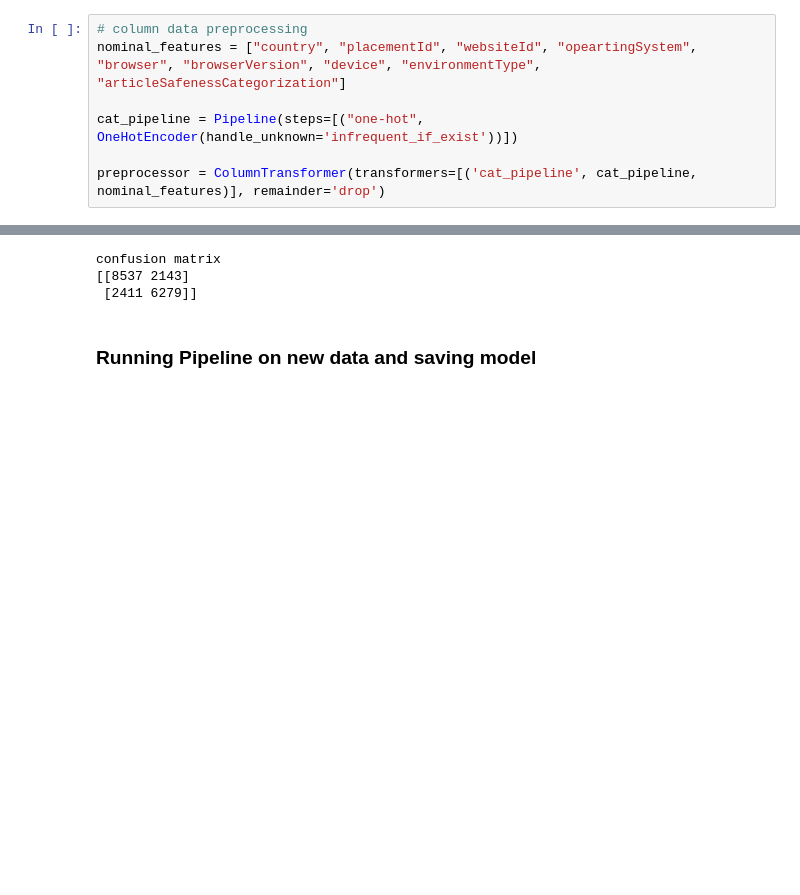
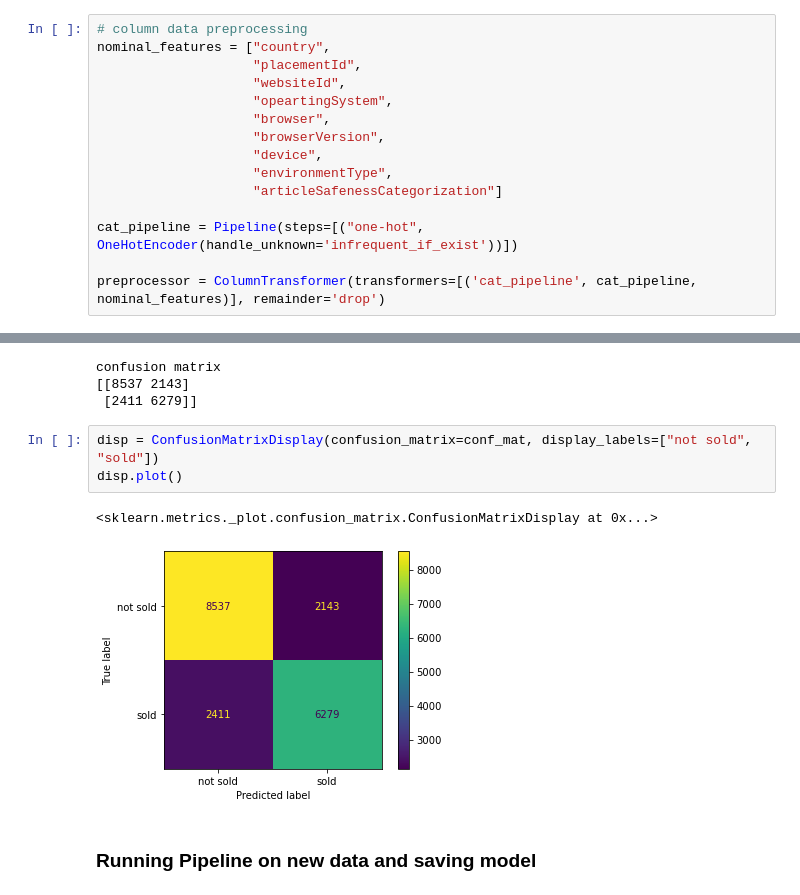
Before and after one commit to ethan-grinberg/adv461-challenge, a Jupyter notebook: prediction.ipynb, the cells around one changed output, grey strips where cells are left out. Cells and saved outputs as stored; diff of their text form; blank space fills up the shorter version.

Commit message:
added confusion matrix plot

```diff
--- a/prediction.ipynb
+++ b/prediction.ipynb
@@ -237,7 +237,15 @@ Index(['auctionId', 'timeStamp', 'placementId', 'websiteId',
       dtype='object')
 # %%
 # column data preprocessing
-nominal_features = ["country", "placementId", "websiteId", "opeartingSystem", "browser", "browserVersion", "device", "environmentType", "articleSafenessCategorization"]
+nominal_features = ["country",
+                    "placementId",
+                    "websiteId",
+                    "opeartingSystem",
+                    "browser",
+                    "browserVersion",
+                    "device",
+                    "environmentType",
+                    "articleSafenessCategorization"]
 
 cat_pipeline = Pipeline(steps=[("one-hot", OneHotEncoder(handle_unknown='infrequent_if_exist'))])
 
@@ -276,6 +284,12 @@ print(conf_mat)
 confusion matrix
 [[8537 2143]
  [2411 6279]]
+# %%
+disp = ConfusionMatrixDisplay(confusion_matrix=conf_mat, display_labels=["not sold", "sold"])
+disp.plot()
+# %% [output]
+<sklearn.metrics._plot.confusion_matrix.ConfusionMatrixDisplay at 0x...>
+[figure, added]
 # %% [markdown]
 ### Running Pipeline on new data and saving model
 # %%
```
Also changed, not shown: parts of 1 cell of this notebook.
